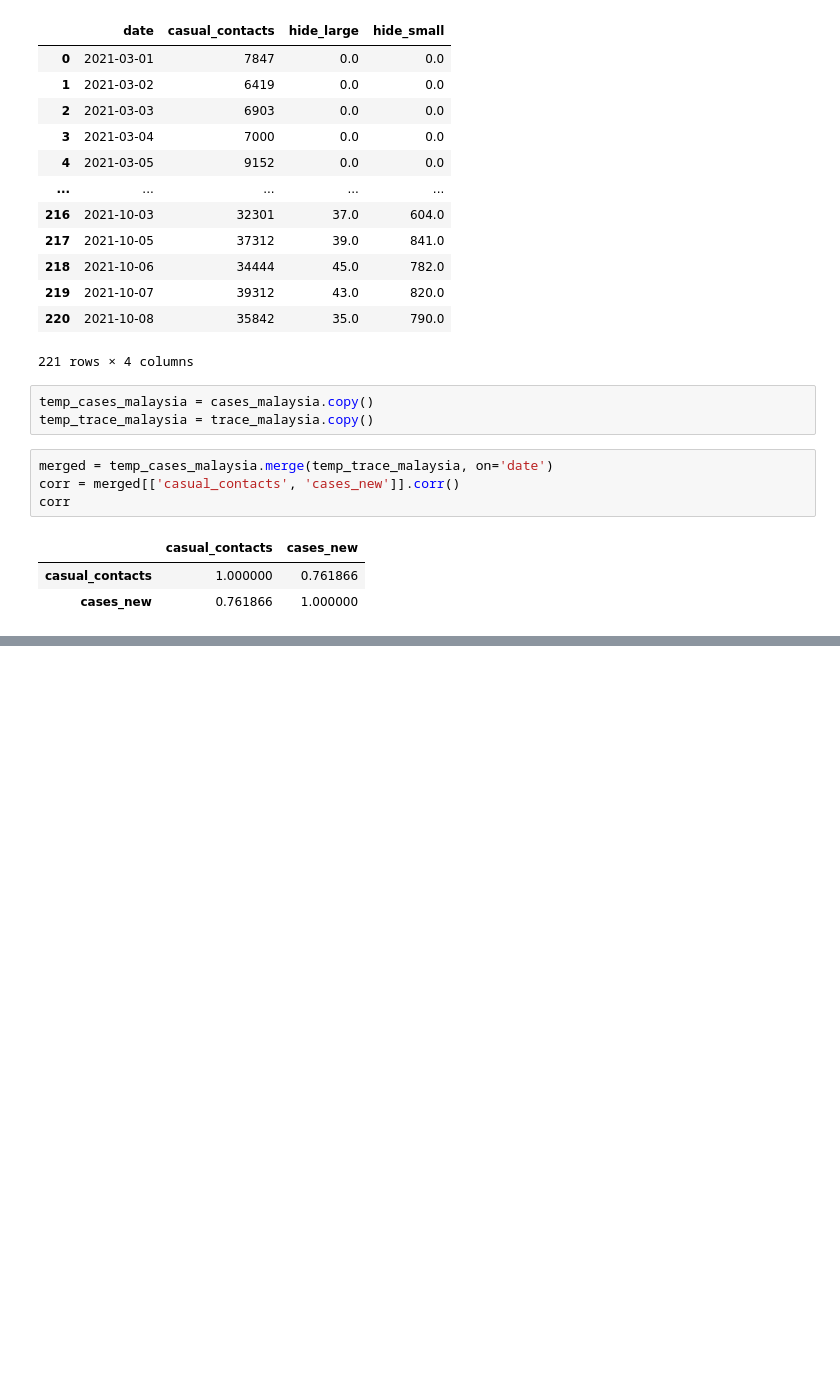
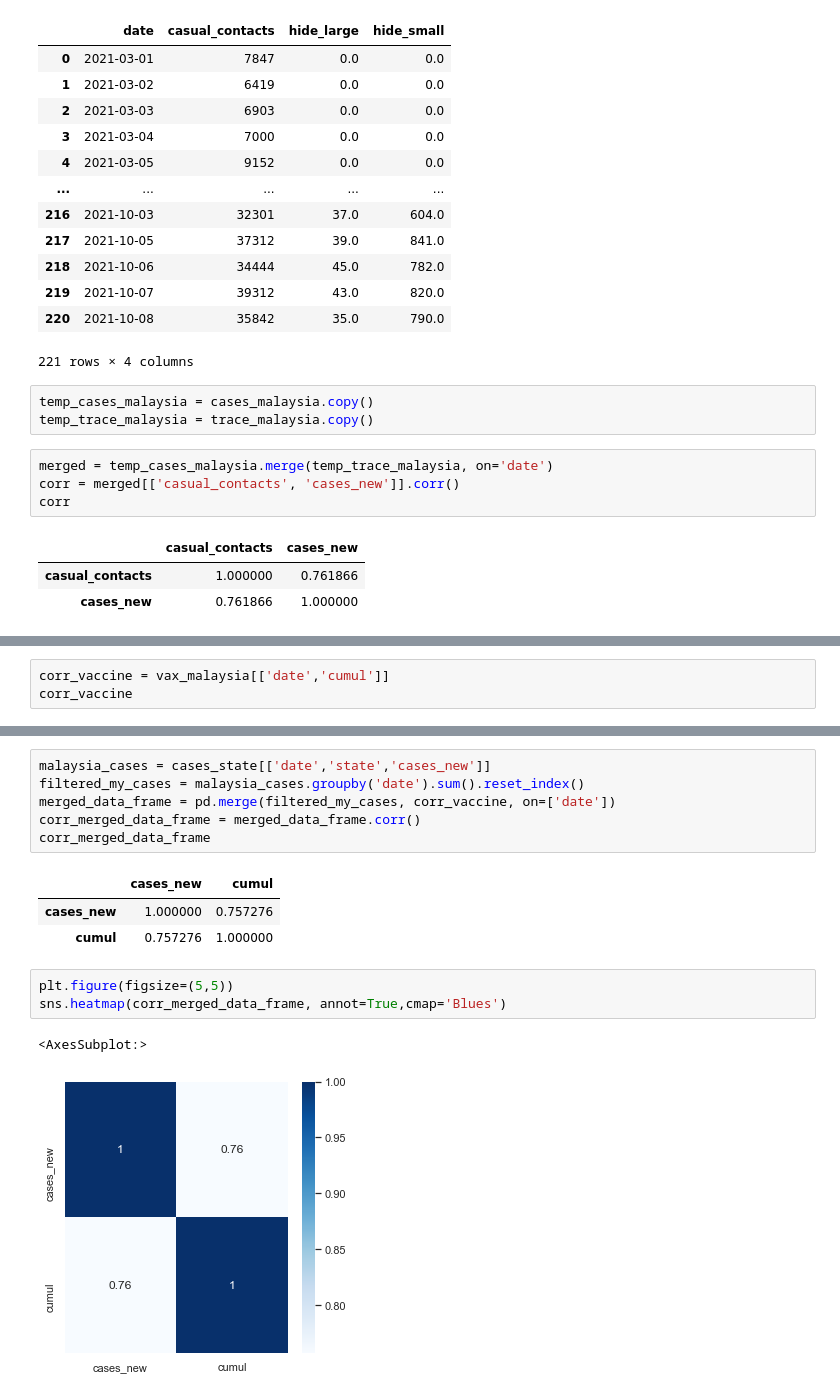
Before and after one commit to sidharrth2002/covid-streamlit-2, a Jupyter notebook: exploration.ipynb, the cells around one changed output, grey strips where cells are left out. Drawn from its saved outputs; the diff is of its cells as text; blank space fills up the shorter version.

```diff
--- a/exploration.ipynb
+++ b/exploration.ipynb
@@ -1895,0 +1931,3 @@ sns.heatmap(corr, annot=True,cmap='Blues')
+# %%
+corr_vaccine = vax_malaysia[['date','cumul']]
+corr_vaccine
@@ -1895,0 +1948,16 @@ sns.heatmap(corr, annot=True,cmap='Blues')
+# %%
+malaysia_cases = cases_state[['date','state','cases_new']]
+filtered_my_cases = malaysia_cases.groupby('date').sum().reset_index()
+merged_data_frame = pd.merge(filtered_my_cases, corr_vaccine, on=['date'])
+corr_merged_data_frame = merged_data_frame.corr()
+corr_merged_data_frame
+# %% [output]
+|  | cases_new | cumul |
+| cases_new | 1.000000 | 0.757276 |
+| cumul | 0.757276 | 1.000000 |
+# %%
+plt.figure(figsize=(5,5))
+sns.heatmap(corr_merged_data_frame, annot=True,cmap='Blues')
+# %% [output]
+<AxesSubplot:>
+[figure, added]
```
Also changed, not shown: parts of 19 cells of this notebook.
